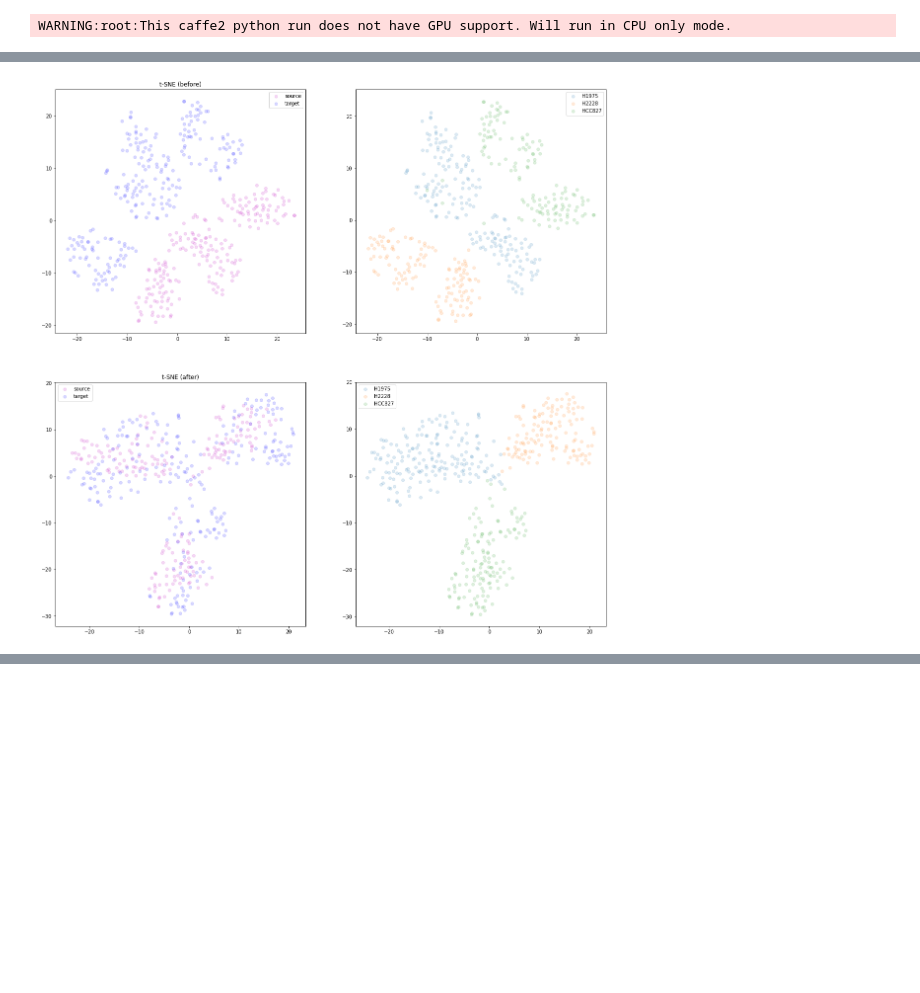
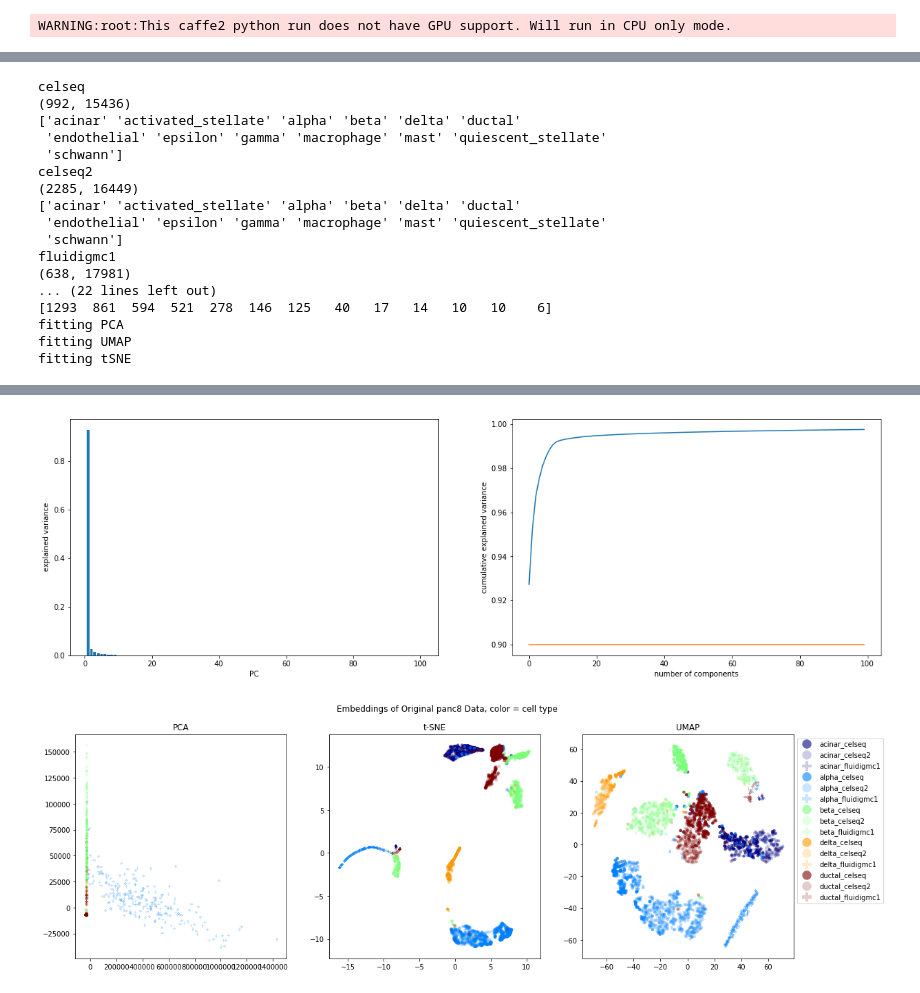
Before and after one commit to AmirAlavi/sc-alignment-benchmarking, a Jupyter notebook: data-alignment-icp-xentropy.ipynb, the cells around one changed output, grey strips where cells are left out. Saved outputs shown, nothing was run; the diff lists cells and outputs as text; code cells hidden in the pictures; blank space fills up the shorter version.

```diff
--- a/data-alignment-icp-xentropy.ipynb
+++ b/data-alignment-icp-xentropy.ipynb
@@ -704,5 +150,22 @@ Training took 00:10:15
-# %%
-aligner_fcn=lambda x: aligner(torch.from_numpy(x).float()).detach().numpy()
-before_and_after_plots(A, B, type_index_dict, aligner_fcn=aligner_fcn)
-# %% [output]
-[figure, removed]
+# %%
+datasets['panc8'] = data.get_data('panc8')
+embed.embed(datasets, 'panc8', N_PC, do_standardize=DO_STANDARDIZE)
+embed.visualize(datasets, 'panc8', cell_type_key='celltype', batch_key='dataset')
+# %% [output]
+celseq
+(992, 15436)
+['acinar' 'activated_stellate' 'alpha' 'beta' 'delta' 'ductal'
+ 'endothelial' 'epsilon' 'gamma' 'macrophage' 'mast' 'quiescent_stellate'
+ 'schwann']
+celseq2
+(2285, 16449)
+['acinar' 'activated_stellate' 'alpha' 'beta' 'delta' 'ductal'
+ 'endothelial' 'epsilon' 'gamma' 'macrophage' 'mast' 'quiescent_stellate'
+ 'schwann']
+fluidigmc1
+(638, 17981)
+... (22 lines left out)
+[1293  861  594  521  278  146  125   40   17   14   10   10    6]
+fitting PCA
+fitting UMAP
+fitting tSNE
@@ -708,0 +189,2 @@ before_and_after_plots(A, B, type_index_dict, aligner_fcn=aligner_fcn)
+[figure, added]
+[figure, added]
```
Also changed, not shown: parts of 27 cells of this notebook, 1 other file.
